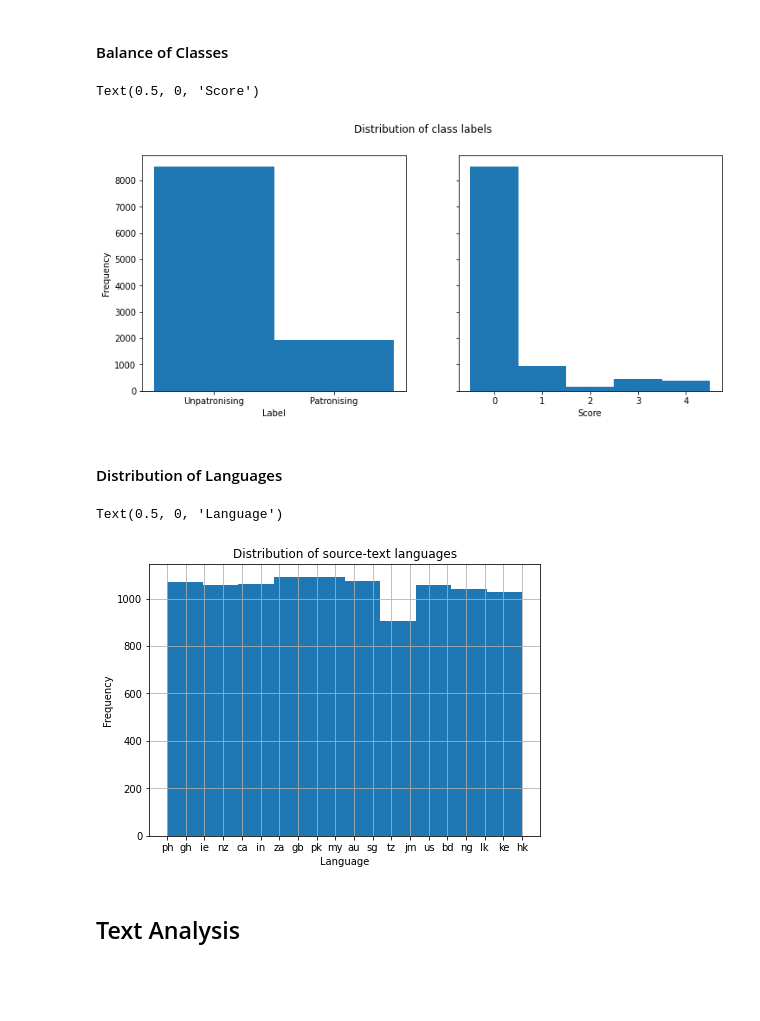
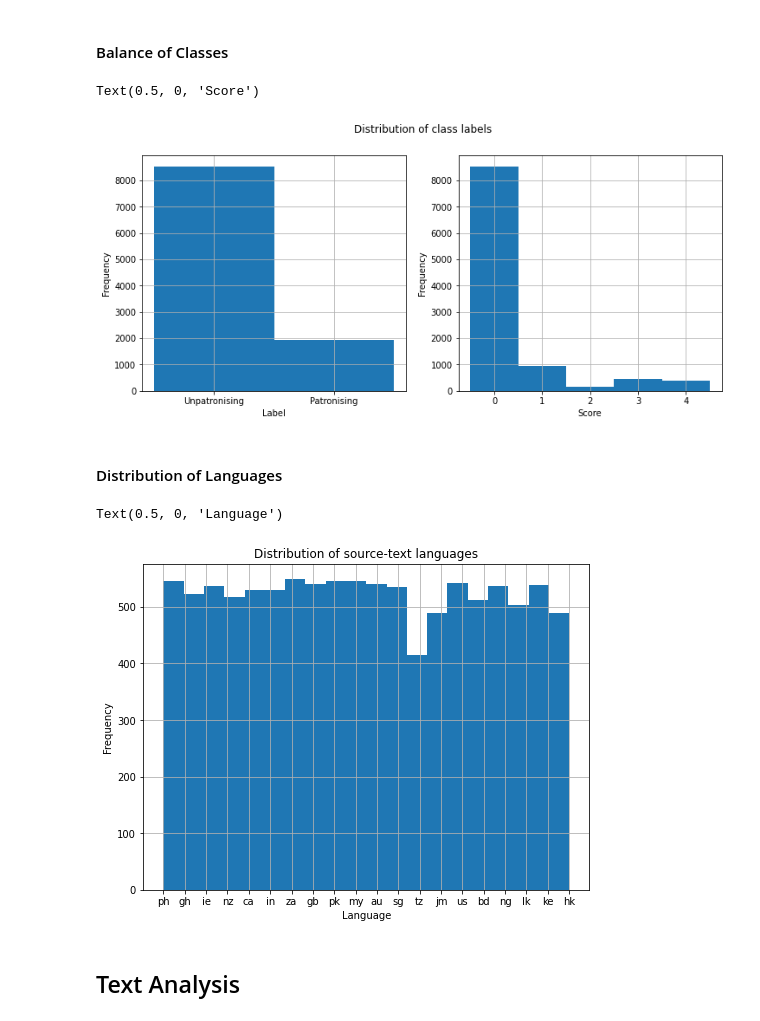
Before and after one commit to Loumstar/Improving-RoBERTa, a Jupyter notebook: data_analysis.ipynb, the cells around one changed output. Saved outputs shown, nothing was run; the diff lists cells and outputs as text; code cells hidden in the pictures; blank space fills up the shorter version.

```diff
--- a/data_analysis.ipynb
+++ b/data_analysis.ipynb
@@ -36,13 +36,13 @@ fields = ["idx", "id", "category", "language", "text", "score"]
 with open("data/dontpatronizeme_pcl.tsv", "r") as f:
     df = pd.read_csv(f, delimiter="\t", names=fields, header=None)
 
-df.dropna()
+df.dropna(inplace=True)
 
-df["score"].update(df["score" ].apply(int))
-#df["score"].update(df["score" ].apply(lambda x: 1 if x > 0 else 0))
+patr_df = df.loc[df["score"] >= 2]
+unpatr_df = df.loc[df["score"] <= 1]
 
-patronising_df = df.loc[df["score"] > 0]
-unpatronising_df = df.loc[df["score"] == 0]
+patr_df_length = patr_df.shape[0]
+unpatr_df_length = unpatr_df.shape[0]
 
-print(patronising_df.shape, unpatronising_df.shape)
+print(patr_df.shape, unpatr_df.shape)
 # %% [output]
@@ -54,33 +54,35 @@ print(patronising_df.shape, unpatronising_df.shape)
 # %% [markdown]
 #### Balance of Classes
 # %%
-figure, (binary_ax, multi_ax) = plot.subplots(1, 2, sharey=True)
+figure, (binary_ax, multi_ax) = plot.subplots(1, 2)
 
 figure.suptitle("Distribution of class labels")
 figure.set_size_inches((12, 5))
 
 df["score"].map(lambda x: "Patronising" if x > 0 else "Unpatronising") \
-    .hist(ax=binary_ax, bins=[-0.5, 0.5, 1.5], grid=False)
-
-df["score"].hist(ax=multi_ax, bins=[-0.5, 0.5, 1.5, 2.5, 3.5, 4.5], grid=False)
+    .hist(ax=binary_ax, bins=[-0.5, 0.5, 1.5])
 
 binary_ax.set_ylabel("Frequency")
 binary_ax.set_xlabel("Label")
+
+df["score"].hist(ax=multi_ax, bins=[-0.5, 0.5, 1.5, 2.5, 3.5, 4.5])
+
+multi_ax.set_ylabel("Frequency")
 multi_ax.set_xlabel("Score")
 # %% [output]
 Text(0.5, 0, 'Score')
-[figure, old version]
+[figure, new version]
 # %% [markdown]
 #### Distribution of Languages
 # %%
-df["language"].hist(figsize=(7, 5))
+df["language"].hist(bins=20, figsize=(8, 6))
 
 plot.title("Distribution of source-text languages")
 plot.ylabel("Frequency")
 plot.xlabel("Language")
 # %% [output]
 Text(0.5, 0, 'Language')
-[figure, old version]
+[figure, new version]
 # %% [markdown]
 ## Text Analysis
 # %% [markdown]
```
Also changed, not shown: parts of 15 cells of this notebook, 10 other files.
